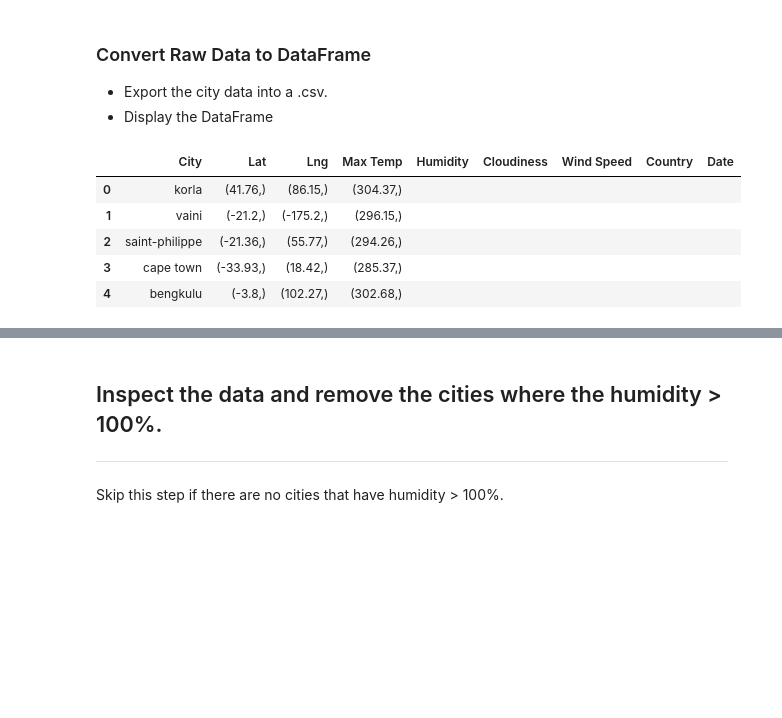
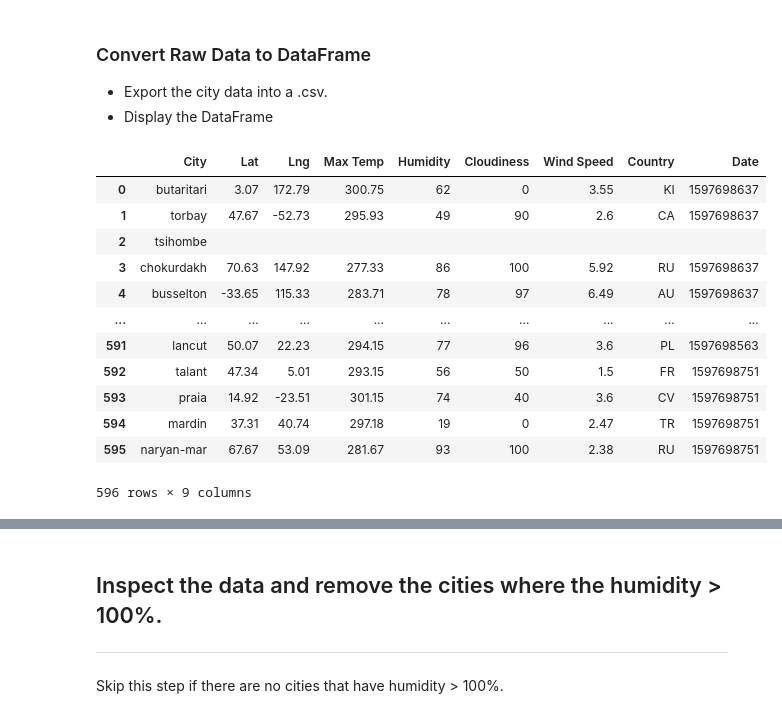
Before and after one commit to KRuhl1662/api_challenge, a Jupyter notebook: starter_code/Weather_Py_KR.ipynb, the cells around one changed output, grey strips where cells are left out. Saved outputs shown, nothing was run; the diff lists cells and outputs as text; code cells hidden in the pictures; blank space fills up the shorter version.

```diff
--- a/starter_code/Weather_Py_KR.ipynb
+++ b/starter_code/Weather_Py_KR.ipynb
@@ -112,10 +107,15 @@ city_weather.head()
 base_url = "http://api.openweathermap.org/data/2.5/weather?"
 query_url = f"{base_url}appid={weather_api_key}&q="
 # %%
-count = 0
+#count = 0
+record = 0
+set_count = 1
+
 for index, row in city_weather.iterrows():
 
     count += 1
+    record = record + 1
+
 
     city_name = row['City']
 
@@ -125,21 +125,23 @@ for index, row in city_weather.iterrows():
     #results = data['results']
 
     try:
-        print(f"Processing Record {index} of Set count | {city_name}")
+        print(f"Processing Record {record} of Set {set_count} | {city_name}")
 
-        city_weather.loc[index, 'Lat'] = weather_json['coord']['lat'],
-        city_weather.loc[index, 'Lng'] = weather_json['coord']['lon'],
-        city_weather.loc[index, 'Max Temp'] = weather_json['main']['temp_max'],
-        city_weather.loc[index, 'Humidity'] = weather_json['main']['humdity'],
-        city_weather.loc[index, 'Cloudiness'] = weather_json['clouds']['all'],
-        city_weather.loc[index, 'Wind Speed'] = weather_json['wind']['speed'],
-        city_weather.loc[index, 'Country'] = weather_json['sys']['country'],
-        city_weather.loc[index, 'Date'] = weather_json['dt'],
+        city_weather.loc[index, 'Lat'] = weather_json['coord']['lat']
+        city_weather.loc[index, 'Lng'] = weather_json['coord']['lon']
+        city_weather.loc[index, 'Max Temp'] = weather_json['main']['temp_max']
+        city_weather.loc[index, 'Humidity'] = weather_json['main']['humidity']
+        city_weather.loc[index, 'Cloudiness'] = weather_json['clouds']['all']
+        city_weather.loc[index, 'Wind Speed'] = weather_json['wind']['speed']
+        city_weather.loc[index, 'Country'] = weather_json['sys']['country']
+        city_weather.loc[index, 'Date'] = weather_json['dt']
 
     except (KeyError, IndexError):
 
         print(f'City not found. Skipping...')
-
-    if count == 40:
-        break
+    if record == 50:
+        set_count = set_count+1
+        record = 0
+    #if count == 100:
+        #break
 # %% [output]
@@ -165,11 +167,18 @@ City not found. Skipping...
 * Export the city data into a .csv.
 * Display the DataFrame
 # %%
-city_weather.head()
+city_weather
 # %% [output]
 |  | City | Lat | Lng | Max Temp | Humidity | Cloudiness | Wind Speed | Country | Date |
-| 0 | korla | (41.76,) | (86.15,) | (304.37,) |  |  |  |  |  |
-| 1 | vaini | (-21.2,) | (-175.2,) | (296.15,) |  |  |  |  |  |
-| 2 | saint-philippe | (-21.36,) | (55.77,) | (294.26,) |  |  |  |  |  |
-| 3 | cape town | (-33.93,) | (18.42,) | (285.37,) |  |  |  |  |  |
-| 4 | bengkulu | (-3.8,) | (102.27,) | (302.68,) |  |  |  |  |  |
+| 0 | butaritari | 3.07 | 172.79 | 300.75 | 62 | 0 | 3.55 | KI | 1597698637 |
+| 1 | torbay | 47.67 | -52.73 | 295.93 | 49 | 90 | 2.6 | CA | 1597698637 |
+| 2 | tsihombe |  |  |  |  |  |  |  |  |
+| 3 | chokurdakh | 70.63 | 147.92 | 277.33 | 86 | 100 | 5.92 | RU | 1597698637 |
+| 4 | busselton | -33.65 | 115.33 | 283.71 | 78 | 97 | 6.49 | AU | 1597698637 |
+| ... | ... | ... | ... | ... | ... | ... | ... | ... | ... |
+| 591 | lancut | 50.07 | 22.23 | 294.15 | 77 | 96 | 3.6 | PL | 1597698563 |
+| 592 | talant | 47.34 | 5.01 | 293.15 | 56 | 50 | 1.5 | FR | 1597698751 |
+| 593 | praia | 14.92 | -23.51 | 301.15 | 74 | 40 | 3.6 | CV | 1597698751 |
+| 594 | mardin | 37.31 | 40.74 | 297.18 | 19 | 0 | 2.47 | TR | 1597698751 |
+| 595 | naryan-mar | 67.67 | 53.09 | 281.67 | 93 | 100 | 2.38 | RU | 1597698751 |
+596 rows × 9 columns
```
Also changed, not shown: parts of 28 cells of this notebook, 1 other file.
